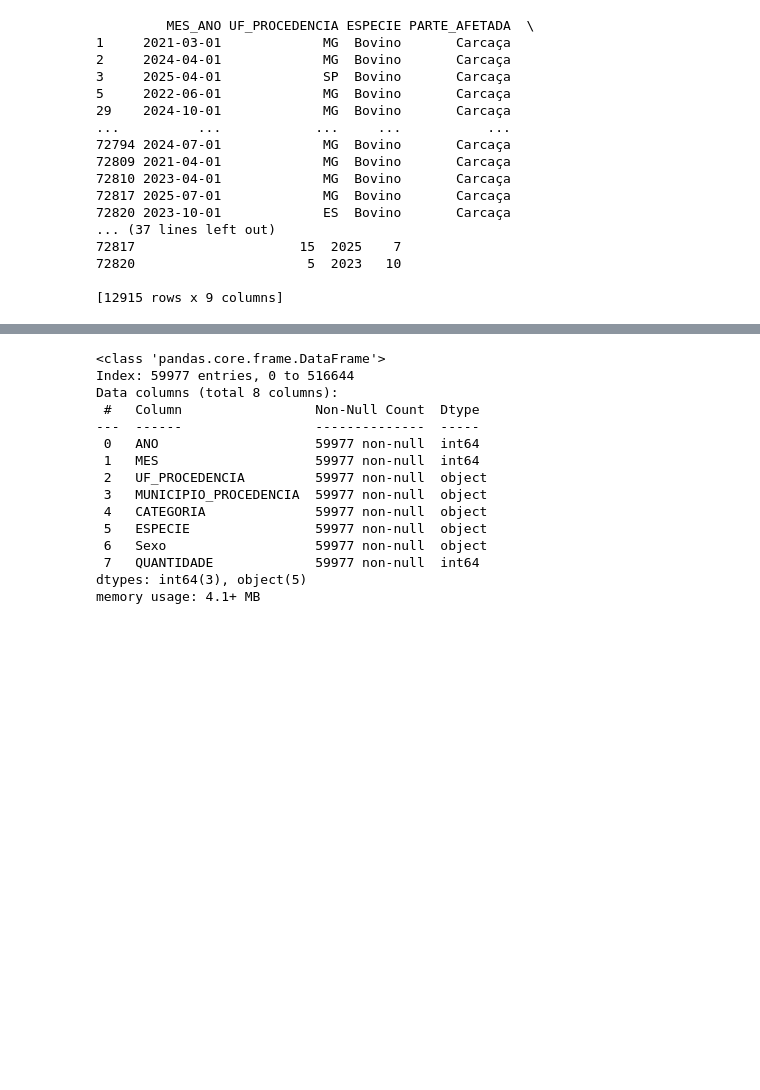
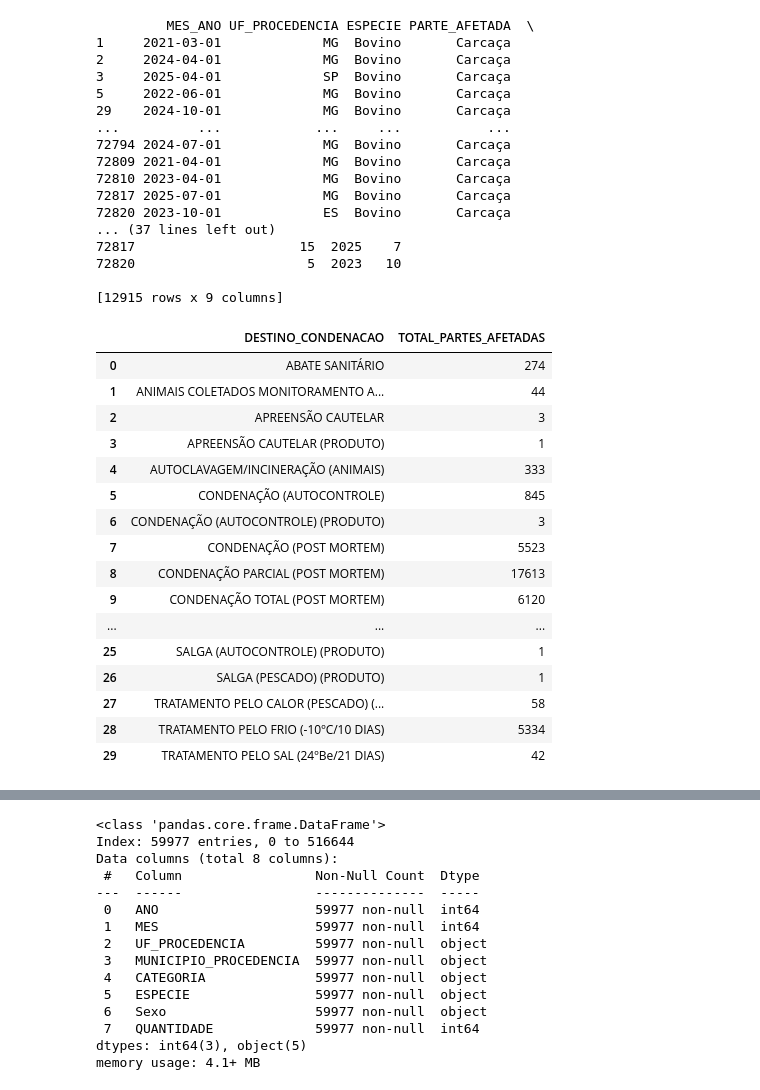
Before and after one commit to Naiasha/Project-data-disease-animal, a Jupyter notebook: estatistica/abate_condenacao-1.ipynb, the cells around one changed output, grey strips where cells are left out. Saved outputs shown, nothing was run; the diff lists cells and outputs as text; code cells hidden in the pictures; blank space fills up the shorter version.

```diff
--- a/estatistica/abate_condenacao-1.ipynb
+++ b/estatistica/abate_condenacao-1.ipynb
@@ -115,3 +115,23 @@ print(df_condenacao_bovinos_bubalinos_sudeste)
 72820                      5  2023   10
 
 [12915 rows x 9 columns]
+# %%
+df_condenacao_bovinos_bubalinos_sudeste.groupby([ 'DESTINO_CONDENACAO'], as_index=False)['TOTAL_PARTES_AFETADAS'].sum()
+# %% [output]
+|  | DESTINO_CONDENACAO | TOTAL_PARTES_AFETADAS |
+| 0 | ABATE SANITÁRIO | 274 |
+| 1 | ANIMAIS COLETADOS MONITORAMENTO A... | 44 |
+| 2 | APREENSÃO CAUTELAR | 3 |
+| 3 | APREENSÃO CAUTELAR (PRODUTO) | 1 |
+| 4 | AUTOCLAVAGEM/INCINERAÇÃO (ANIMAIS) | 333 |
+| 5 | CONDENAÇÃO (AUTOCONTROLE) | 845 |
+| 6 | CONDENAÇÃO (AUTOCONTROLE) (PRODUTO) | 3 |
+| 7 | CONDENAÇÃO (POST MORTEM) | 5523 |
+| 8 | CONDENAÇÃO PARCIAL (POST MORTEM) | 17613 |
+| 9 | CONDENAÇÃO TOTAL (POST MORTEM) | 6120 |
+| ... | ... | ... |
+| 25 | SALGA (AUTOCONTROLE) (PRODUTO) | 1 |
+| 26 | SALGA (PESCADO) (PRODUTO) | 1 |
+| 27 | TRATAMENTO PELO CALOR (PESCADO) (... | 58 |
+| 28 | TRATAMENTO PELO FRIO (-10ºC/10 DIAS) | 5334 |
+| 29 | TRATAMENTO PELO SAL (24ºBe/21 DIAS) | 42 |
```
Also changed, not shown: parts of 46 cells of this notebook, 1 other file.
